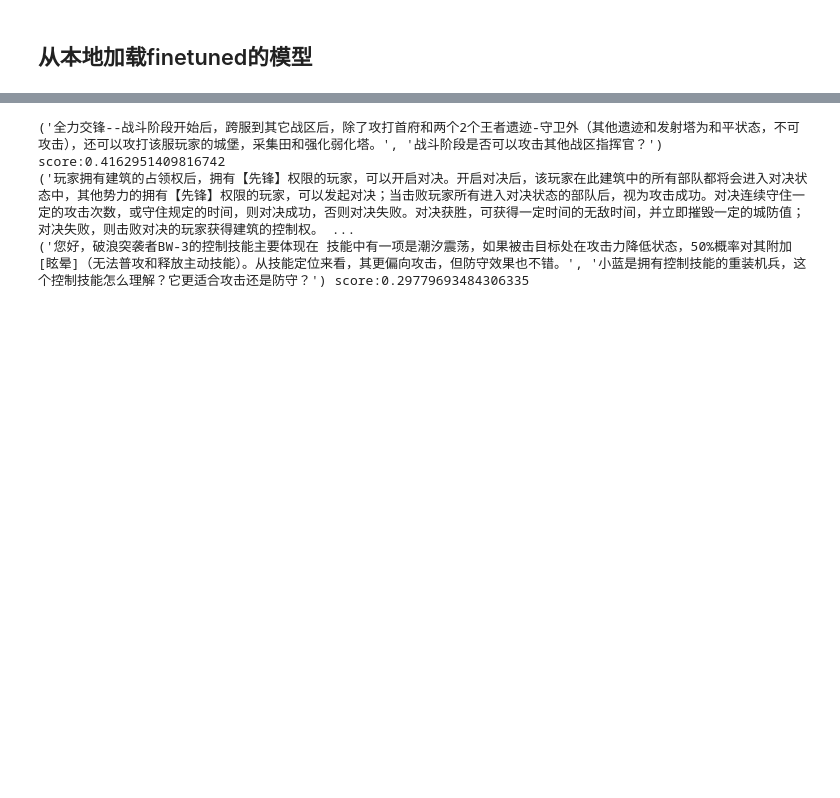
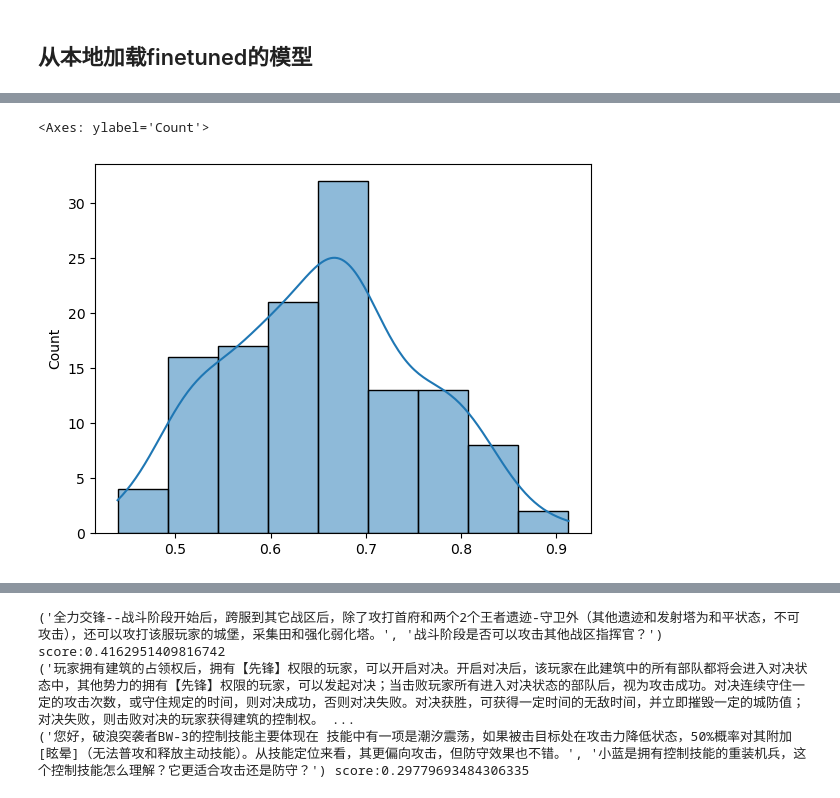
Before and after one commit to aws-samples/private-llm-qa-bot, a Jupyter notebook: finetune-embedding-and-deploy.ipynb, the cells around one changed output, grey strips where cells are left out. Saved outputs shown, nothing was run; the diff lists cells and outputs as text; code cells hidden in the pictures; blank space fills up the shorter version.

Commit message:
add result data plot

```diff
--- a/finetune-embedding-and-deploy.ipynb
+++ b/finetune-embedding-and-deploy.ipynb
@@ -73,6 +80,8 @@ def parse_faq(file_content,QA_SEP='====='):
 
 all_datas = []
 for fn in filenames:
+    if fn == '.ipynb_checkpoints':
+        continue
     with open(f"topwar_faq/{fn}") as f:
         data = f.read()
         all_datas += parse_faq(data)
@@ -84,7 +93,7 @@ train_examples = []
 
 for i in range(len(all_datas)):
     example = all_datas[i]
-    train_examples.append(InputExample(texts=[example[0], example[1]]))
+    train_examples.append(InputExample(texts=[example[0], example[1]],label = [0.85]*len(all_datas)))
 # %%
 
 train_dataloader = DataLoader(train_examples, shuffle=True, batch_size=64)
@@ -140,0 +165,4 @@ len(input_question),len(input_answer)
+# %%
+cos = torch.nn.CosineSimilarity()
+# %%
+simsvalues = cos(torch.tensor(emb_answer),torch.tensor(emb_question)).numpy()
@@ -140,0 +173,5 @@ len(input_question),len(input_answer)
+# %%
+sns.histplot(simsvalues, kde=True)
+# %% [output]
+<Axes: ylabel='Count'>
+[figure, added]
```
Also changed, not shown: parts of 32 cells of this notebook.
